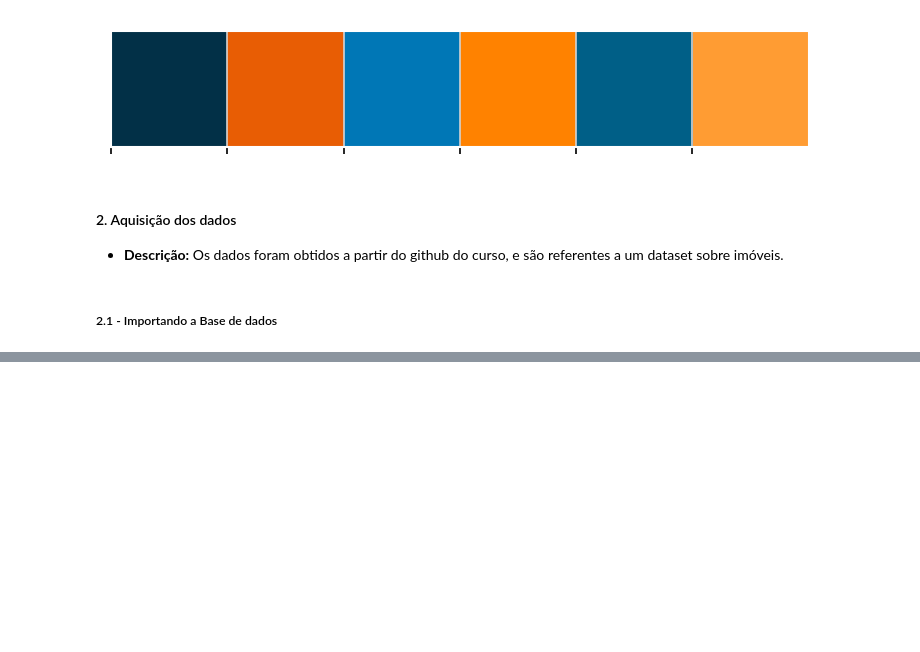
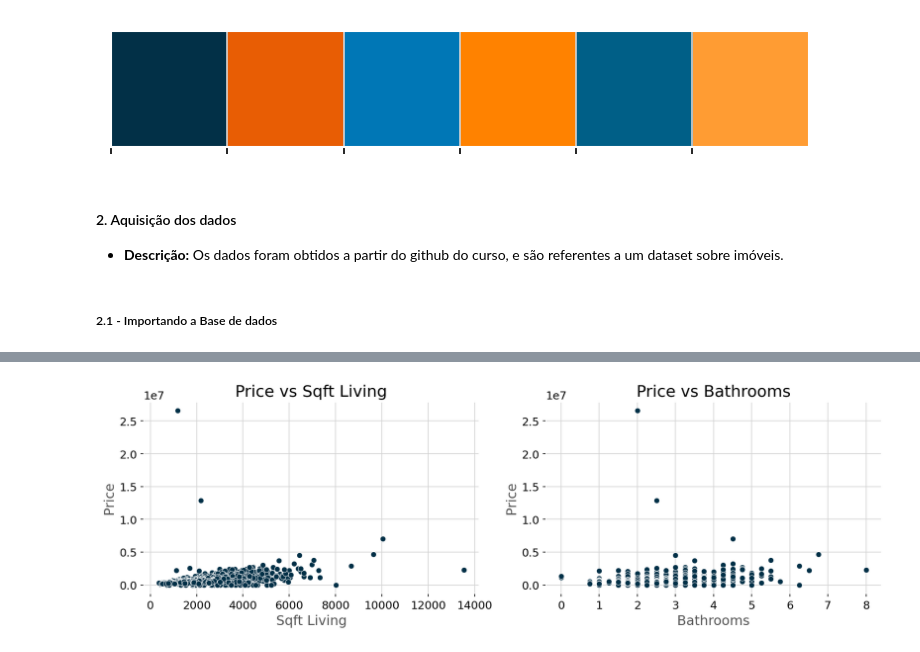
Before and after one commit to janainacazuza/Data-Analytics-FIAP-Pos-Thech, a Jupyter notebook: fase_02/notebooks/exploration/01_Featuring.ipynb, the cells around one changed output, grey strips where cells are left out. Drawn from its saved outputs; the diff is of its cells as text; code cells hidden in the pictures; blank space fills up the shorter version.

```diff
--- a/fase_02/notebooks/exploration/01_Featuring.ipynb
+++ b/fase_02/notebooks/exploration/01_Featuring.ipynb
@@ -54,0 +129,17 @@ data = pd.read_csv('../../data/raw/data_imoveis.csv')
+# %%
+#criando dois subplots com seaborn
+fig, axes = plt.subplots(1, 2, figsize=(12, 4))
+sns.scatterplot(x='sqft_living', y='price', data=data, ax=axes[0])
+axes[0].set_title('Price vs Sqft Living')
+axes[0].set_xlabel('Sqft Living')
+axes[0].set_ylabel('Price')
+
+sns.scatterplot(x='bathrooms', y='price', data=data, ax=axes[1])
+axes[1].set_title('Price vs Bathrooms')
+axes[1].set_xlabel('Bathrooms')
+axes[1].set_ylabel('Price')
+
+plt.tight_layout()
+plt.show()
+# %% [output]
+[figure, added]
```
Also changed, not shown: parts of 31 cells of this notebook.
